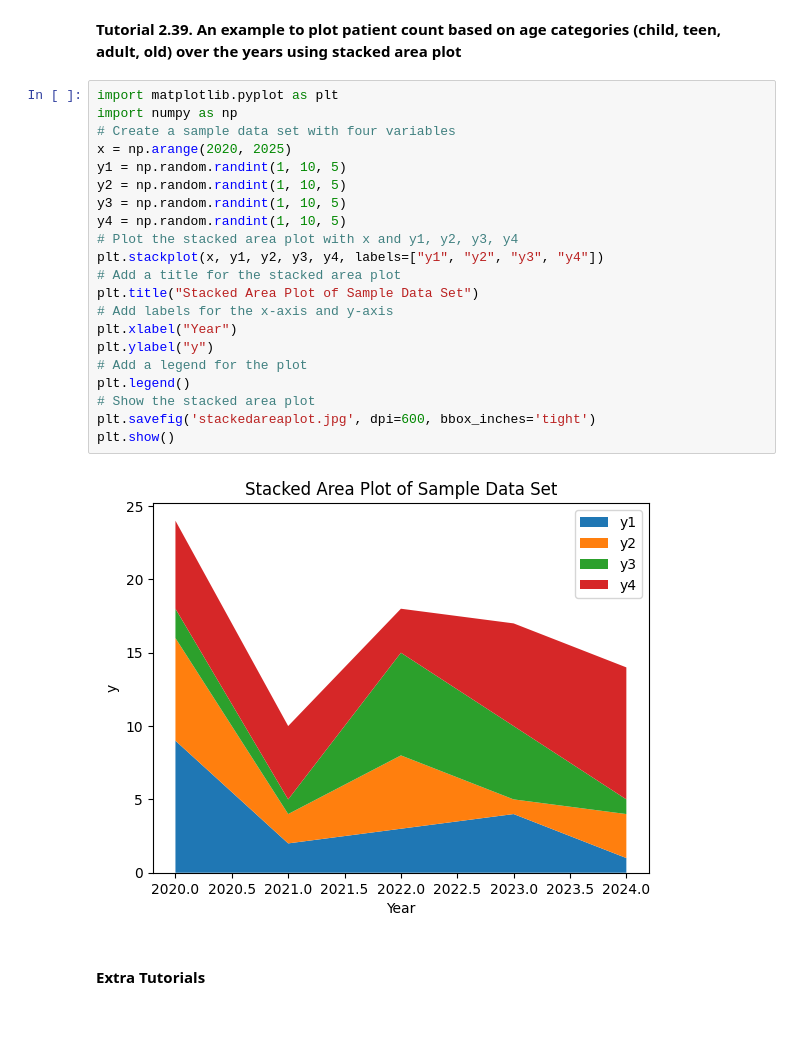
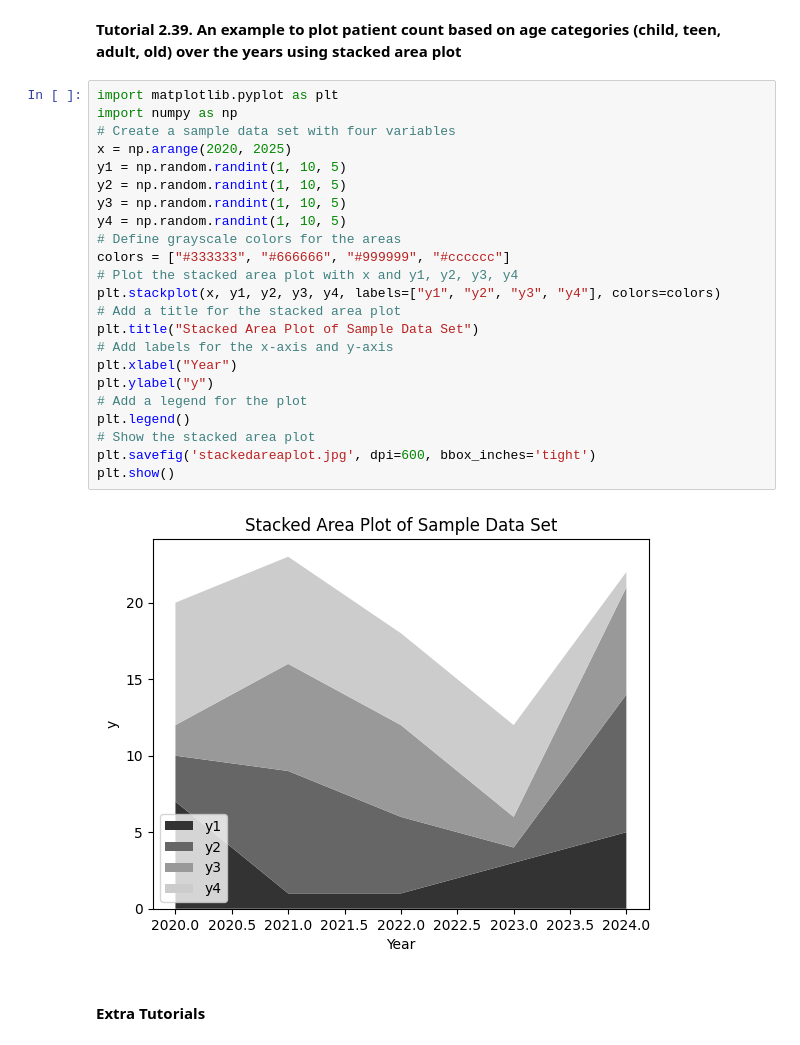
Before and after one commit to bpbpublications/Statistics-for-Data-Scientists-and-Analysts, a Jupyter notebook: notebooks/chapter2/chapter2.ipynb, the cells around one changed output. Cells and saved outputs as stored; diff of their text form.

```diff
--- a/notebooks/chapter2/chapter2.ipynb
+++ b/notebooks/chapter2/chapter2.ipynb
@@ -1305,26 +1305,28 @@ plt.show()
 # %%
 import matplotlib.pyplot as plt
 import numpy as np
 # Create a sample data set with four variables
 x = np.arange(2020, 2025)
 y1 = np.random.randint(1, 10, 5)
 y2 = np.random.randint(1, 10, 5)
 y3 = np.random.randint(1, 10, 5)
 y4 = np.random.randint(1, 10, 5)
+# Define grayscale colors for the areas
+colors = ["#333333", "#666666", "#999999", "#cccccc"]
 # Plot the stacked area plot with x and y1, y2, y3, y4
-plt.stackplot(x, y1, y2, y3, y4, labels=["y1", "y2", "y3", "y4"])
+plt.stackplot(x, y1, y2, y3, y4, labels=["y1", "y2", "y3", "y4"], colors=colors)
 # Add a title for the stacked area plot
 plt.title("Stacked Area Plot of Sample Data Set")
 # Add labels for the x-axis and y-axis
 plt.xlabel("Year")
 plt.ylabel("y")
 # Add a legend for the plot
 plt.legend()
 # Show the stacked area plot
 plt.savefig('stackedareaplot.jpg', dpi=600, bbox_inches='tight')
 plt.show()
 # %% [output]
-[figure, old version]
+[figure, new version]
 # %% [markdown]
 #### Extra Tutorials
 # %% [markdown]
```
Also changed, not shown: 5 other files.
